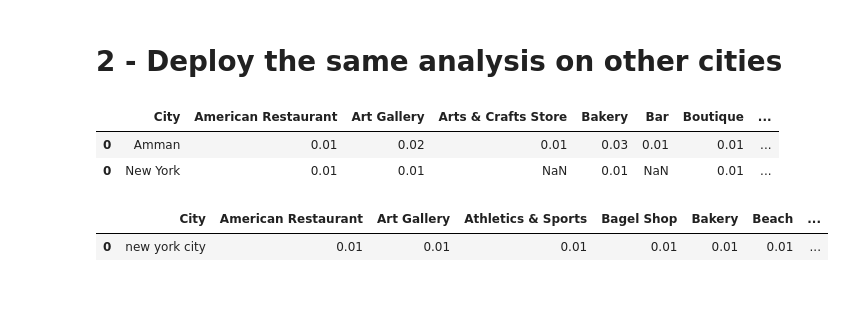
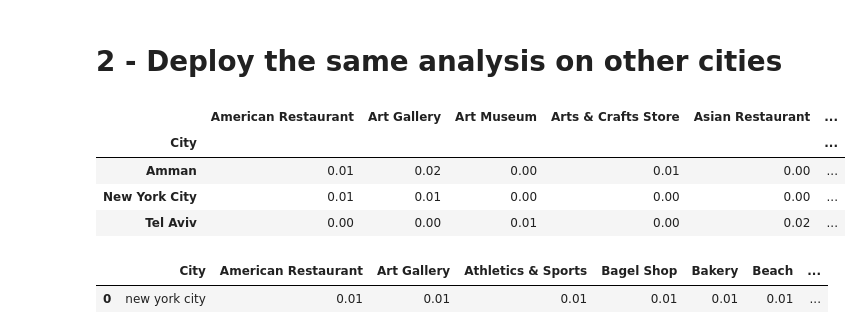
Before and after one commit to AdGir/DataScience_capstone, a Jupyter notebook: Compare_Israel_NYC_Amman.ipynb, the cells around one changed output. Drawn from its saved outputs; the diff is of its cells as text; code cells hidden in the pictures; blank space fills up the shorter version.

```diff
--- a/Compare_Israel_NYC_Amman.ipynb
+++ b/Compare_Israel_NYC_Amman.ipynb
@@ -213,12 +213,3 @@ def collect_venues(address):
     #venues_grouped = nearby_venues.drop(['lat', 'lng'], axis=1).groupby('categories').count().reset_index()
     #venues_grouped.rename(columns={'name':'count'}, inplace=True)
     return result_onehot
-# %%
-#Créer un dataframe vide avec en column les noms de tous les venues categories possibles et puis y append() les villes
-result = collect_venues('Amman')
-result = result.append(collect_venues('New York'), sort=False)
-result
-# %% [output]
-|  | City | American Restaurant | Art Gallery | Arts & Crafts Store | Bakery | Bar | Boutique | ... |
-| 0 | Amman | 0.01 | 0.02 | 0.01 | 0.03 | 0.01 | 0.01 | ... |
-| 0 | New York | 0.01 | 0.01 | NaN | 0.01 | NaN | 0.01 | ... |
@@ -225,3 +218,32 @@ result
+# %%
+column_name = list()
+
+result = collect_venues('Amman')
+column_name.extend(list(result.columns))
+
+result = collect_venues('New York City')
+column_name.extend(list(result.columns))
+
+result = collect_venues('Tel Aviv')
+column_name.extend(list(result.columns))
+
+column_name = sorted(column_name)
+column_name = list(dict.fromkeys(column_name))
+
+global_df = pd.DataFrame(columns=column_name)
+global_df = global_df.append(collect_venues('Amman'), sort=False)
+global_df = global_df.append(collect_venues('New York City'), sort=False)
+global_df = global_df.append(collect_venues('Tel Aviv'), sort=False)
+
+global_df.fillna(0, inplace=True)
+global_df.set_index('City', inplace=True)
+global_df
+# %% [output]
+|  | American Restaurant | Art Gallery | Art Museum | Arts & Crafts Store | Asian Restaurant | ... |
+| City |  |  |  |  |  | ... |
+| Amman | 0.01 | 0.02 | 0.00 | 0.01 | 0.00 | ... |
+| New York City | 0.01 | 0.01 | 0.00 | 0.00 | 0.00 | ... |
+| Tel Aviv | 0.00 | 0.00 | 0.01 | 0.00 | 0.02 | ... |
 # %%
 result_nyc = collect_venues('new york city')
 result_nyc
```
Also changed, not shown: parts of 1 cell of this notebook.
